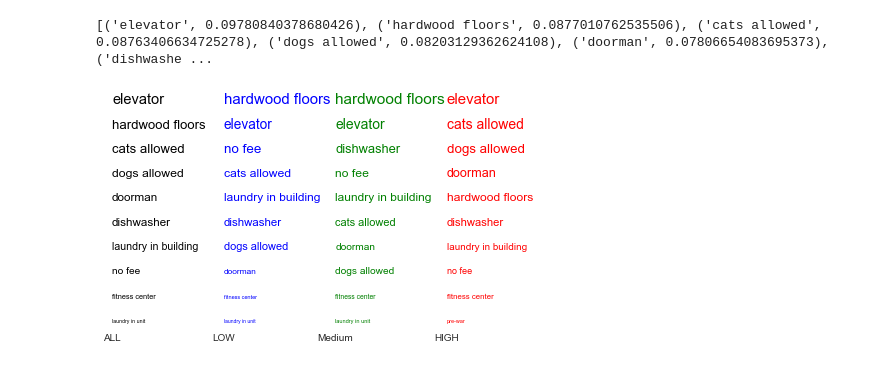
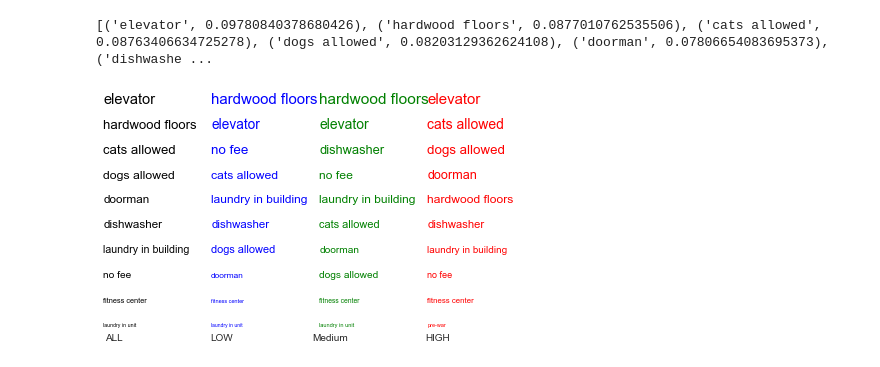
Before and after one commit to al825/Reatal_List_Classification, a Jupyter notebook: rental_list_classification.ipynb, the cells around one changed output. Drawn from its saved outputs; the diff is of its cells as text; code cells hidden in the pictures.

```diff
--- a/rental_list_classification.ipynb
+++ b/rental_list_classification.ipynb
@@ -404,27 +405,29 @@ print(feat_freq_all)
 # %%
 # plot the feature frequency
 def plot_feat(feat_counts, ax, xtick, color):
     n_feat = len(feat_counts)
-    ylim = np.linspace(n_feat*5, 1, n_feat)
+    ylim = np.linspace(n_feat*5, 5, n_feat)
     for i, (f, c) in enumerate(feat_counts):
         ax.plot(xtick, ylim[i], 'g')
         ax.text(xtick, ylim[i], f, size=c*150, color=color)
     return ax
 
 xtick_pos = (0, 20, 40, 60)
 colors = ('black', 'blue', 'green', 'red')
 
 ax = plt.subplot(1, 1, 1)
 plot_feat(feat_freq_all, ax, xtick_pos[0], colors[0])
 plot_feat(feat_freq_h, ax, xtick_pos[1], colors[1])
 plot_feat(feat_freq_m, ax, xtick_pos[2], colors[2])
 plot_feat(feat_freq_l, ax, xtick_pos[3], colors[3])
 
 ax.grid(False)
 ax.patch.set_facecolor('white')
-ax.set_xticks(xtick_pos)
+ax.set_xticks(np.array(xtick_pos)+2)
 ax.set_xticklabels(('ALL', 'LOW', 'Medium', 'HIGH'))
 ax.yaxis.set_visible(False)
 plt.show()
+
+# we can see that the top words seem to be similar
 # %% [output]
-[figure, old version]
+[figure, new version]
```
Also changed, not shown: parts of 5 cells of this notebook.
